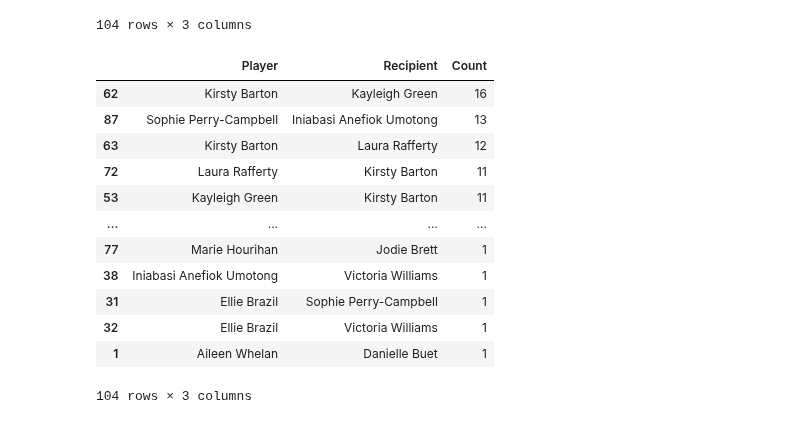
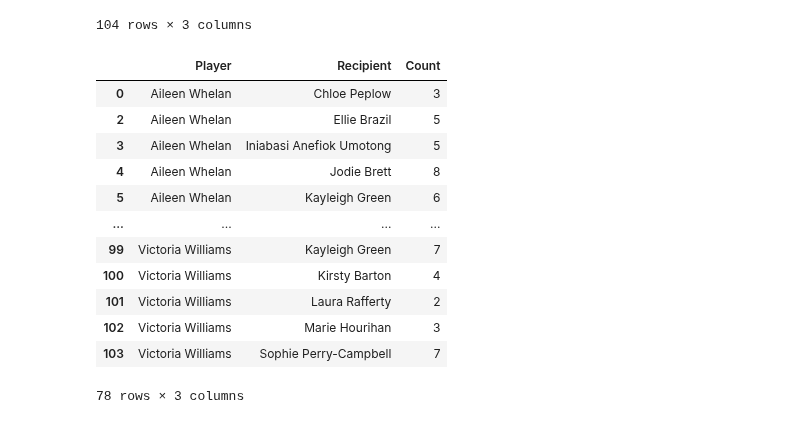
Before and after one commit to chikoungoun/Football, a Jupyter notebook: StatsBomb/Pass Network.ipynb, the cells around one changed output. Cells and saved outputs as stored; diff of their text form; code cells hidden in the pictures.

```diff
--- a/StatsBomb/Pass Network.ipynb
+++ b/StatsBomb/Pass Network.ipynb
@@ -181,21 +179,5 @@ sort_pass = passes.sort_values(by="Count",ascending=False)
-# %%
-sort_pass
-# %% [output]
-|  | Player | Recipient | Count |
-| 62 | Kirsty Barton | Kayleigh Green | 16 |
-| 87 | Sophie Perry-Campbell | Iniabasi Anefiok Umotong | 13 |
-| 63 | Kirsty Barton | Laura Rafferty | 12 |
-| 72 | Laura Rafferty | Kirsty Barton | 11 |
-| 53 | Kayleigh Green | Kirsty Barton | 11 |
-| ... | ... | ... | ... |
-| 77 | Marie Hourihan | Jodie Brett | 1 |
-| 38 | Iniabasi Anefiok Umotong | Victoria Williams | 1 |
-| 31 | Ellie Brazil | Sophie Perry-Campbell | 1 |
-| 32 | Ellie Brazil | Victoria Williams | 1 |
-| 1 | Aileen Whelan | Danielle Buet | 1 |
-104 rows × 3 columns
 # %%
 #Delete all the number of passes that are only equal "1"
-for i in range(len(sort_pass)):
-    if sort_pass.loc[i,"Count"] == 1:
-        sort_pass.drop(i,inplace=True)
+for i in range(len(passes)):
+    if passes.loc[i,"Count"] == 1:
+        passes.drop(i,inplace=True)
@@ -203,0 +184,16 @@ sort_pass
+# %%
+passes
+# %% [output]
+|  | Player | Recipient | Count |
+| 0 | Aileen Whelan | Chloe Peplow | 3 |
+| 2 | Aileen Whelan | Ellie Brazil | 5 |
+| 3 | Aileen Whelan | Iniabasi Anefiok Umotong | 5 |
+| 4 | Aileen Whelan | Jodie Brett | 8 |
+| 5 | Aileen Whelan | Kayleigh Green | 6 |
+| ... | ... | ... | ... |
+| 99 | Victoria Williams | Kayleigh Green | 7 |
+| 100 | Victoria Williams | Kirsty Barton | 4 |
+| 101 | Victoria Williams | Laura Rafferty | 2 |
+| 102 | Victoria Williams | Marie Hourihan | 3 |
+| 103 | Victoria Williams | Sophie Perry-Campbell | 7 |
+78 rows × 3 columns
```
Also changed, not shown: parts of 7 cells of this notebook.
